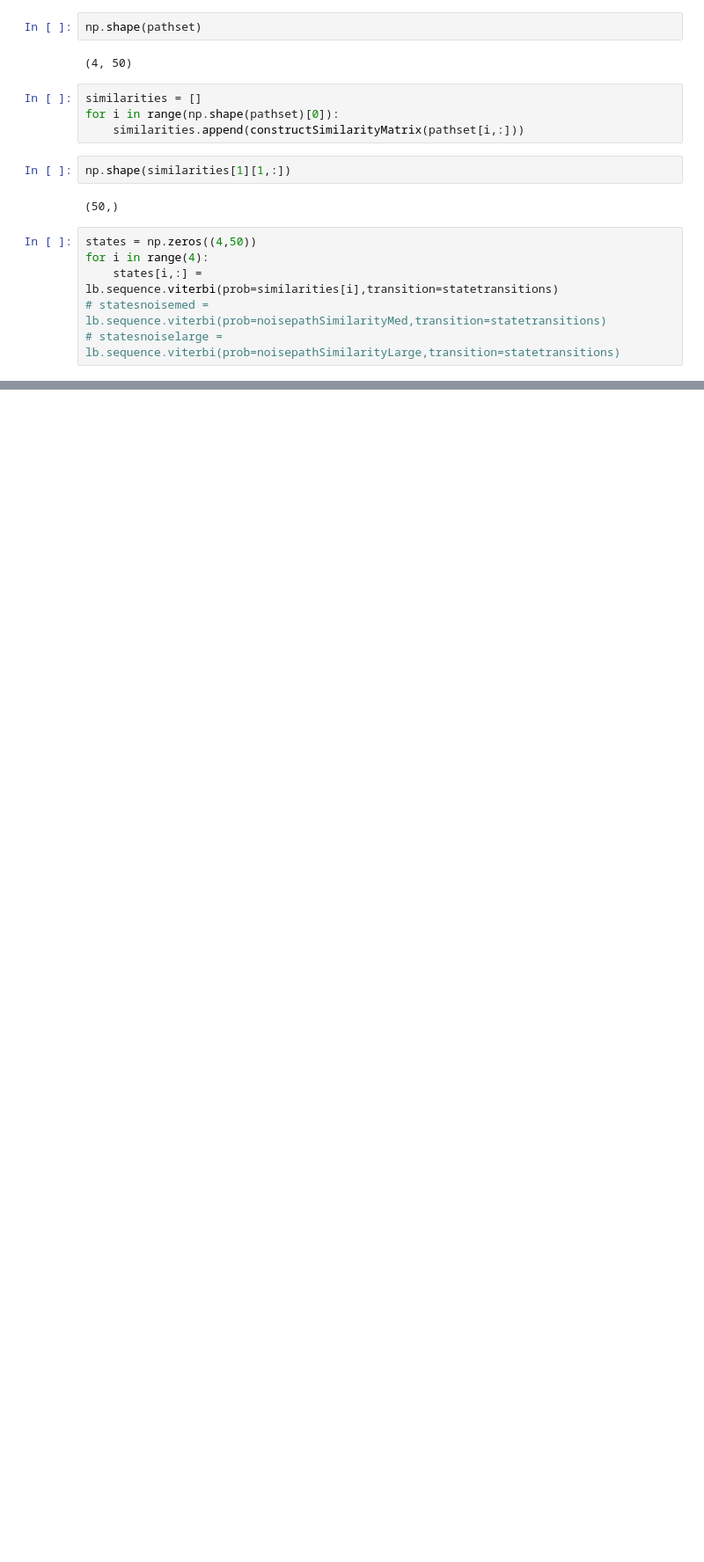
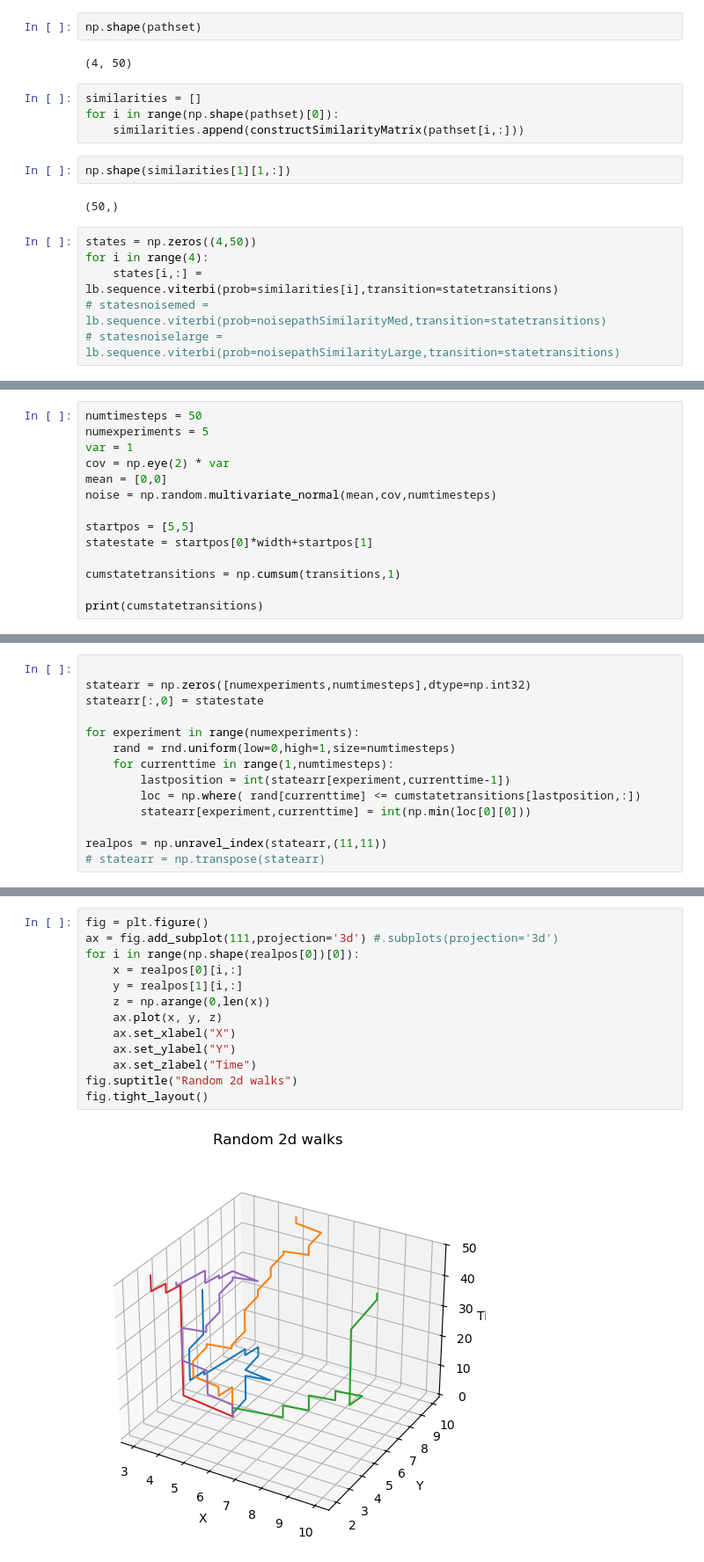
Before and after one commit to Sorin-Jayaweera/dsp_hw7, a Jupyter notebook: hw7.ipynb, the cells around one changed output, grey strips where cells are left out. Shown at 88% size. Drawn from its saved outputs; the diff is of its cells as text; blank space fills up the shorter version.

```diff
--- a/hw7.ipynb
+++ b/hw7.ipynb
@@ -331,0 +462,14 @@ fig.tight_layout()
+# %%
+numtimesteps = 50
+numexperiments = 5
+var = 1
+cov = np.eye(2) * var
+mean = [0,0]
+noise = np.random.multivariate_normal(mean,cov,numtimesteps)
+
+startpos = [5,5]
+statestate = startpos[0]*width+startpos[1]
+
+cumstatetransitions = np.cumsum(transitions,1)
+
+print(cumstatetransitions)
@@ -331,0 +484,14 @@ fig.tight_layout()
+# %%
+
+statearr = np.zeros([numexperiments,numtimesteps],dtype=np.int32)
+statearr[:,0] = statestate
+
+for experiment in range(numexperiments):
+    rand = rnd.uniform(low=0,high=1,size=numtimesteps)
+    for currenttime in range(1,numtimesteps):
+        lastposition = int(statearr[experiment,currenttime-1])
+        loc = np.where( rand[currenttime] <= cumstatetransitions[lastposition,:])
+        statearr[experiment,currenttime] = int(np.min(loc[0][0]))
+
+realpos = np.unravel_index(statearr,(11,11))
+# statearr = np.transpose(statearr)
@@ -331,0 +505,15 @@ fig.tight_layout()
+# %%
+fig = plt.figure()
+ax = fig.add_subplot(111,projection='3d') #.subplots(projection='3d')
+for i in range(np.shape(realpos[0])[0]):
+    x = realpos[0][i,:]
+    y = realpos[1][i,:]
+    z = np.arange(0,len(x))
+    ax.plot(x, y, z)
+    ax.set_xlabel("X")
+    ax.set_ylabel("Y")
+    ax.set_zlabel("Time")
+fig.suptitle("Random 2d walks")
+fig.tight_layout()
+# %% [output]
+[figure, added]
```
Also changed, not shown: parts of 16 cells of this notebook.
